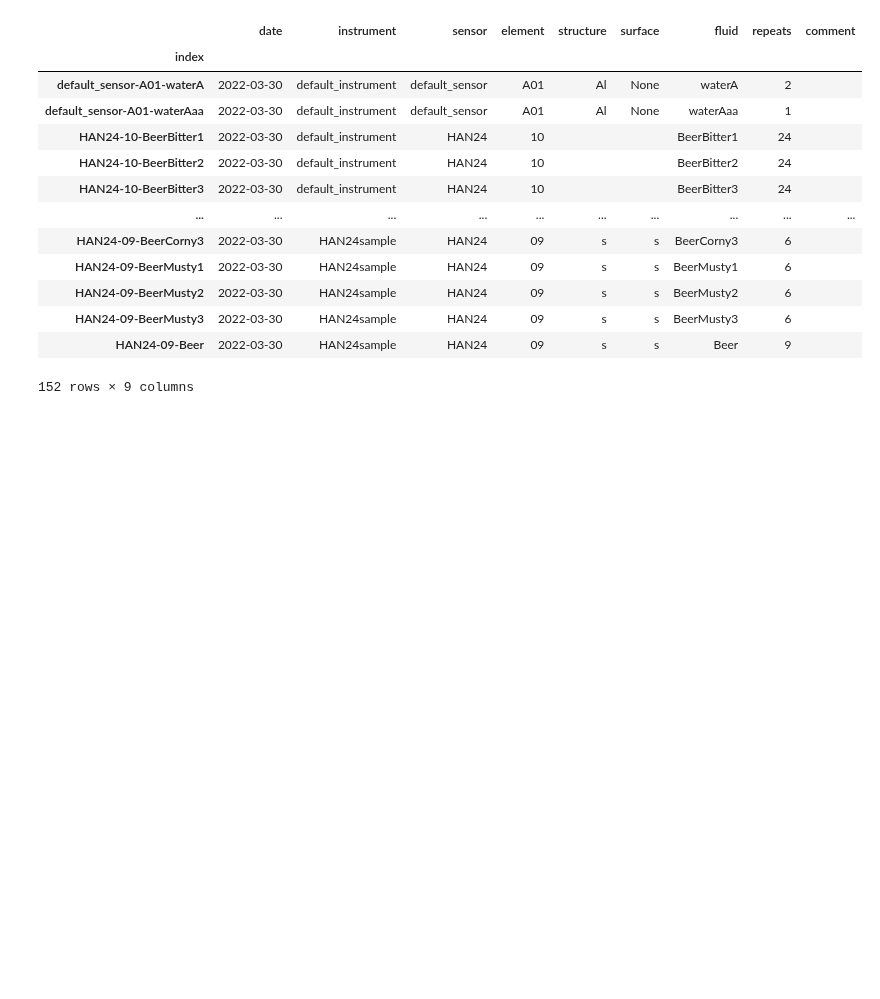
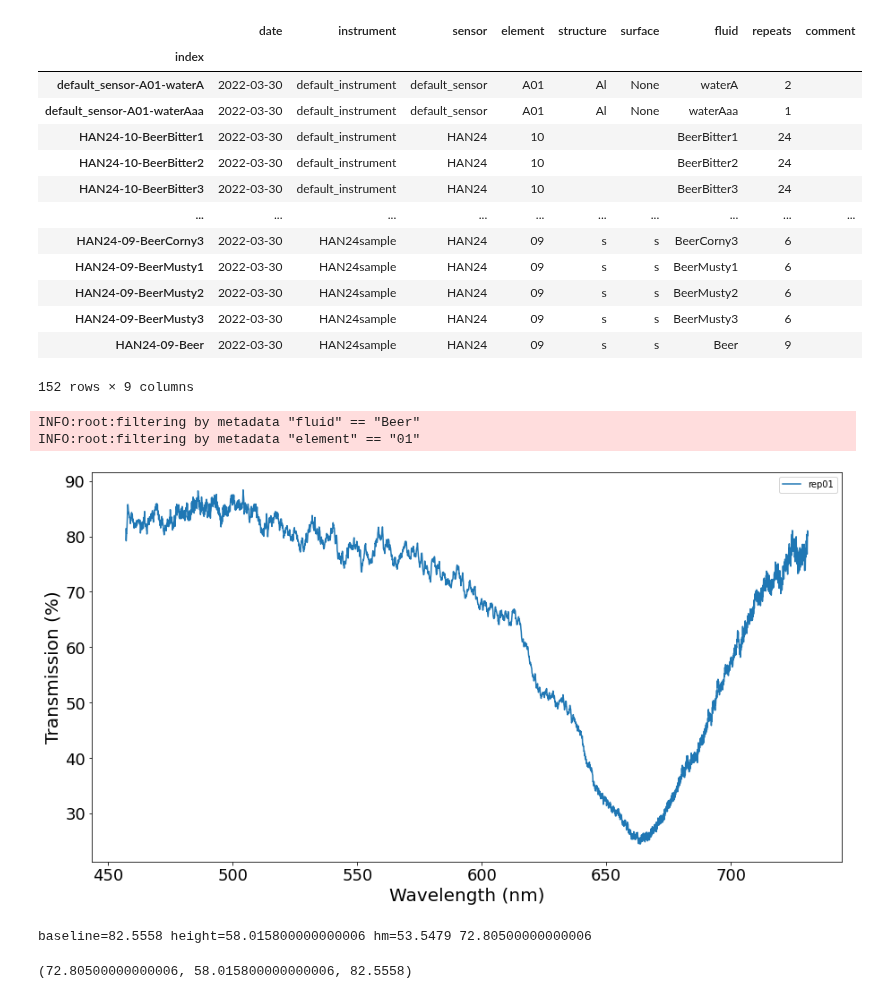
Before and after one commit to calcut/dwt-optical, a Jupyter notebook: csv_import_export.ipynb, the cells around one changed output. Drawn from its saved outputs; the diff is of its cells as text; code cells hidden in the pictures; blank space fills up the shorter version.

```diff
--- a/csv_import_export.ipynb
+++ b/csv_import_export.ipynb
@@ -520,3 +540,67 @@ INFO:root:Merging into existing dummydata/index.txt
 | HAN24-09-BeerMusty3 | 2022-03-30 | HAN24sample | HAN24 | 09 | s | s | BeerMusty3 | 6 |  |
 | HAN24-09-Beer | 2022-03-30 | HAN24sample | HAN24 | 09 | s | s | Beer | 9 |  |
 152 rows × 9 columns
+# %%
+import lib.csv_helpers as csv
+import lib.data_process
+os.chdir('/Users/calum/spectrometer/')
+
+
+setup = csv.get_default_setup()
+meta_df = csv.read_metadata(setup)
+meta_df = csv.select_from_metadata('fluid', 'Beer', meta_df)
+meta_df = csv.select_from_metadata('element', '01', meta_df)
+# meta_df = csv.select_from_metadata('sensor', 'DUM01', meta_df)
+
+dp = lib.data_process.DataProcessor()
+dp.apply_normalise = True
+dp.apply_smooth = True
+dp.apply_trim = True
+dp.apply_interpolate = True
+dp.apply_round = True
+
+dp.smooth_points = 3
+dp.wavelength_trim_min = 540
+dp.wavelength_trim_max = 730
+dp.round_decimals = 3
+dp.interpolate_sampling_rate = 1.0
+
+data = csv.merge_dataframes(setup, meta_df)
+# data[0].iloc[:, :2]
+df = data[0].iloc[:, :2]
+lib.data_process.plot(df)
+
+for col in df:
+    if col == 'wavelength':
+        pass
+    else:
+        baseline=df[col][1:101].mean()
+        min = df[col][1:].min()
+        height = baseline - min
+        hm = min + (height/2)
+        flagdown=0
+        flagup=0
+        for i in range(30,len(df[col])):
+            value=df[col][i]
+            if value<=hm and flagdown==0:
+                flagdown=1
+                side1=df['wavelength'][i]
+            if value>=hm and flagdown==1 and flagup==0 and df['wavelength'][i]-side1>10:
+                flagup=1
+                side2=df['wavelength'][i]
+            if flagup==1 and flagdown==1:
+                break
+        if flagup==0:
+            side2=0
+            side1=0
+        fwhm_num=side2-side1
+        print(f'{baseline=} {height=} {hm=} {fwhm_num}')
+
+# export = csv.export_dataframes(setup, meta_df, dp=dp, outfile='export.txt')
+# export
+# %% [output]
+INFO:root:filtering by metadata "fluid" == "Beer"
+INFO:root:filtering by metadata "element" == "01"
+[figure, added]
+baseline=82.5558 height=58.015800000000006 hm=53.5479 72.80500000000006
+(72.80500000000006, 58.015800000000006, 82.5558)
```
Also changed, not shown: parts of 1 cell of this notebook, 13 other files.
